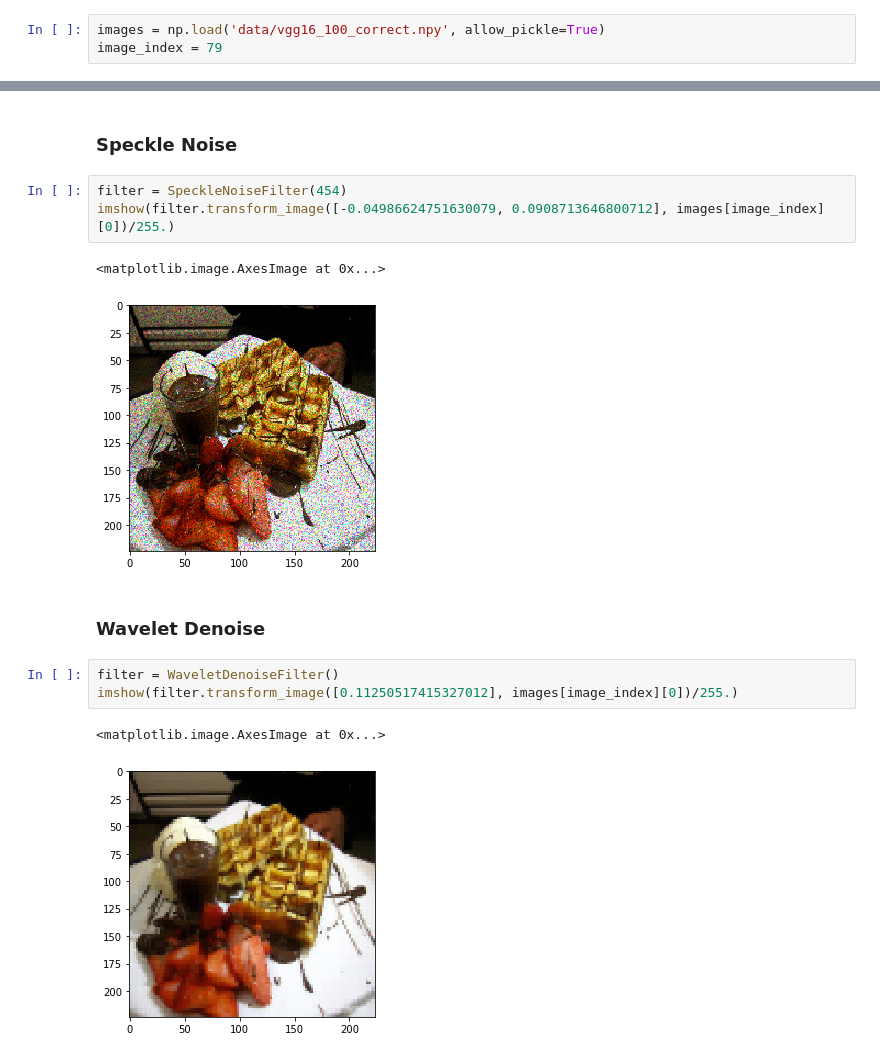
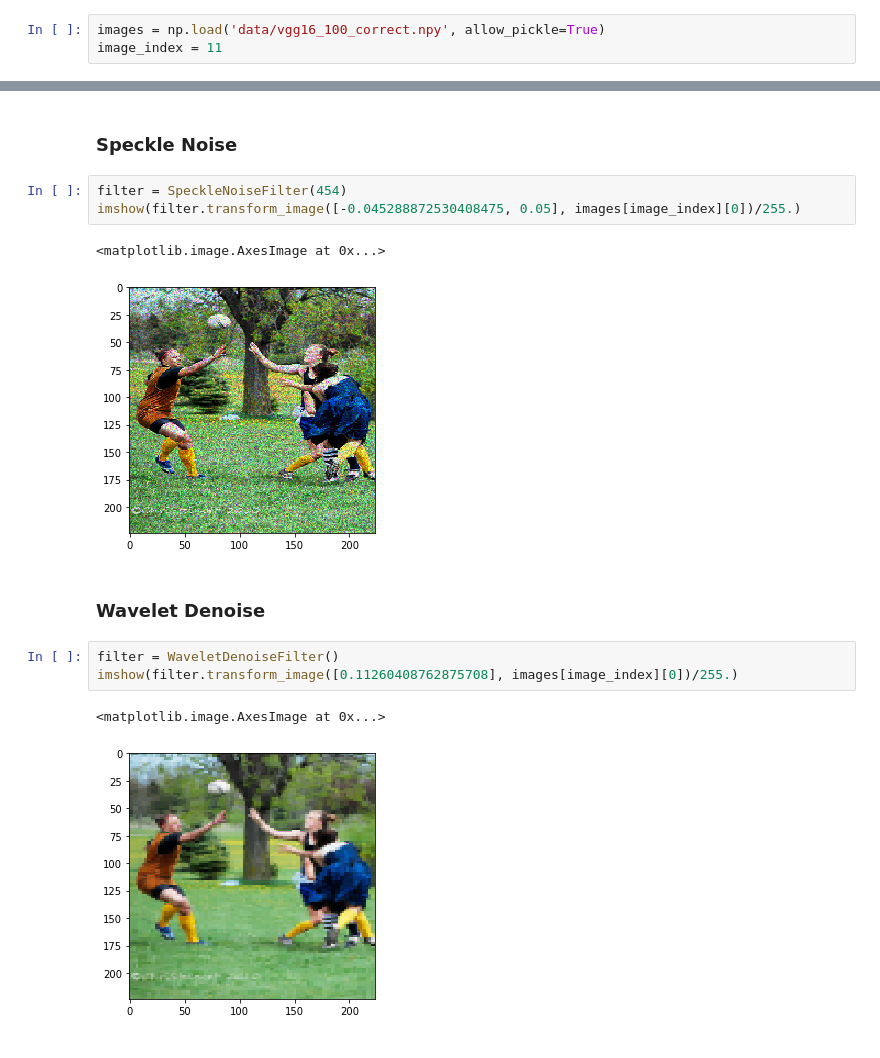
Before and after one commit to theBraindonor/adversarial-filters, a Jupyter notebook: notebook/filter_demos.ipynb, the cells around one changed output, grey strips where cells are left out. Saved outputs shown, nothing was run; the diff lists cells and outputs as text.

```diff
--- a/notebook/filter_demos.ipynb
+++ b/notebook/filter_demos.ipynb
@@ -32,6 +37,6 @@ from filter import WaveletDenoiseFilter
 # %%
 images = np.load('data/vgg16_100_correct.npy', allow_pickle=True)
-image_index = 79
+image_index = 11
 # %% [markdown]
 ### Original Image
 # %%
@@ -123,15 +128,15 @@ imshow(filter.transform_image([0.05, 0.5], images[image_index][0])/255.)
 ### Speckle Noise
 # %%
 filter = SpeckleNoiseFilter(454)
-imshow(filter.transform_image([-0.04986624751630079, 0.0908713646800712], images[image_index][0])/255.)
+imshow(filter.transform_image([-0.045288872530408475, 0.05], images[image_index][0])/255.)
 # %% [output]
 <matplotlib.image.AxesImage at 0x...>
-[figure, old version]
+[figure, new version]
 # %% [markdown]
 ### Wavelet Denoise
 # %%
 filter = WaveletDenoiseFilter()
-imshow(filter.transform_image([0.11250517415327012], images[image_index][0])/255.)
+imshow(filter.transform_image([0.11260408762875708], images[image_index][0])/255.)
 # %% [output]
 <matplotlib.image.AxesImage at 0x...>
-[figure, old version]
+[figure, new version]
```
Also changed, not shown: parts of 13 cells of this notebook, 3 other files.
